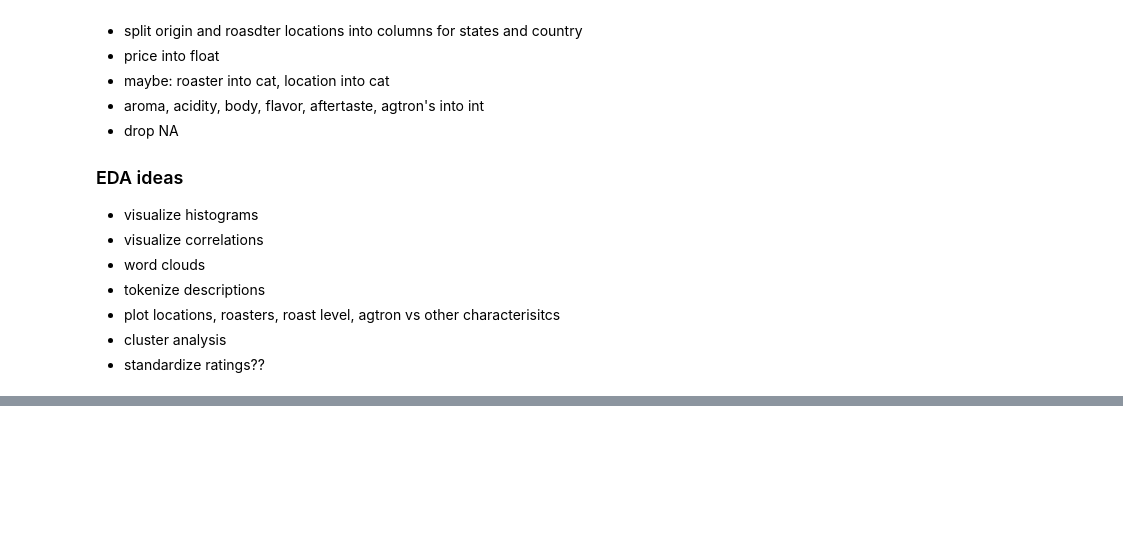
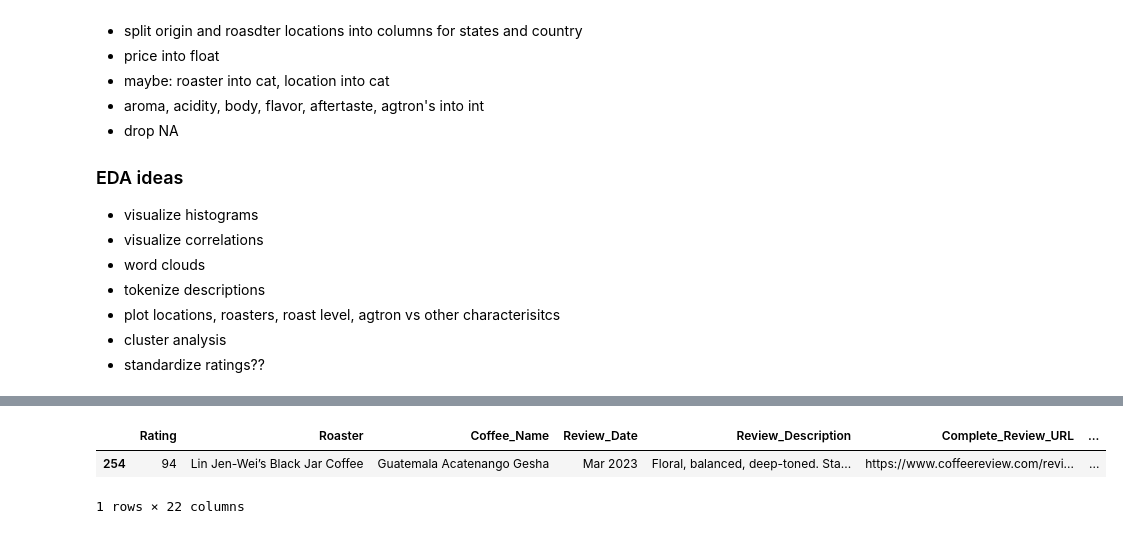
Before and after one commit to tynardone/coffee-reviews-analysis, a Jupyter notebook: coffee-review-eda.ipynb, the cells around one changed output, grey strips where cells are left out. Drawn from its saved outputs; the diff is of its cells as text; code cells hidden in the pictures; blank space fills up the shorter version.

```diff
--- a/coffee-review-eda.ipynb
+++ b/coffee-review-eda.ipynb
@@ -97,0 +156,6 @@ array(['$', nan, '£', 'NT$', '$NT$', 'RM', '¥', '$NT', 'NT'], dtype=object)
+# %%
+df[df['url'] == 'https://www.coffeereview.com/review/guatemala-acatenango-gesha-7/']
+# %% [output]
+|  | Rating | Roaster | Coffee_Name | Review_Date | Review_Description | Complete_Review_URL | ... |
+| 254 | 94 | Lin Jen-Wei’s Black Jar Coffee | Guatemala Acatenango Gesha | Mar 2023 | Floral, balanced, deep-toned. Sta... | https://www.coffeereview.com/revi... | ... |
+1 rows × 22 columns
```
Also changed, not shown: parts of 7 cells of this notebook.
